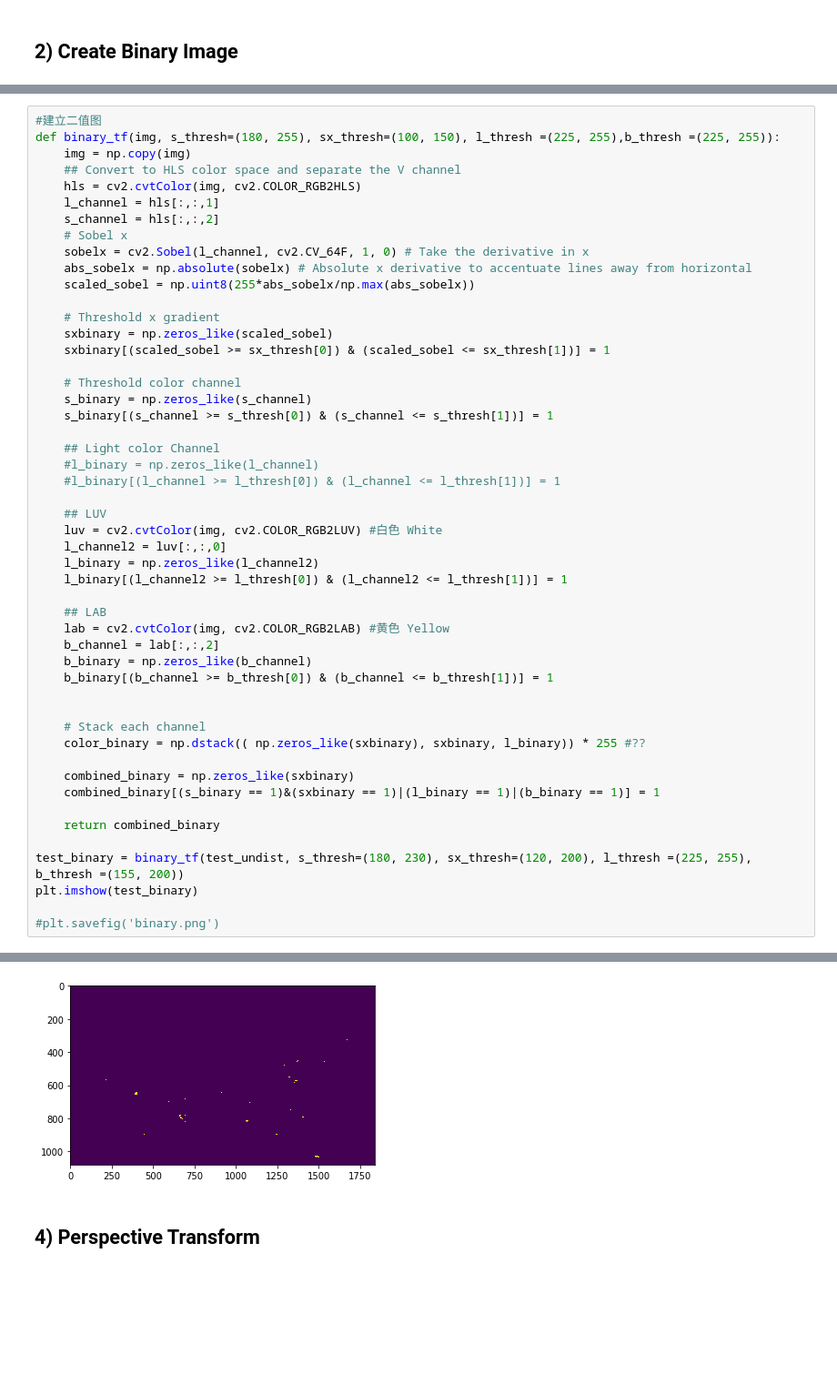
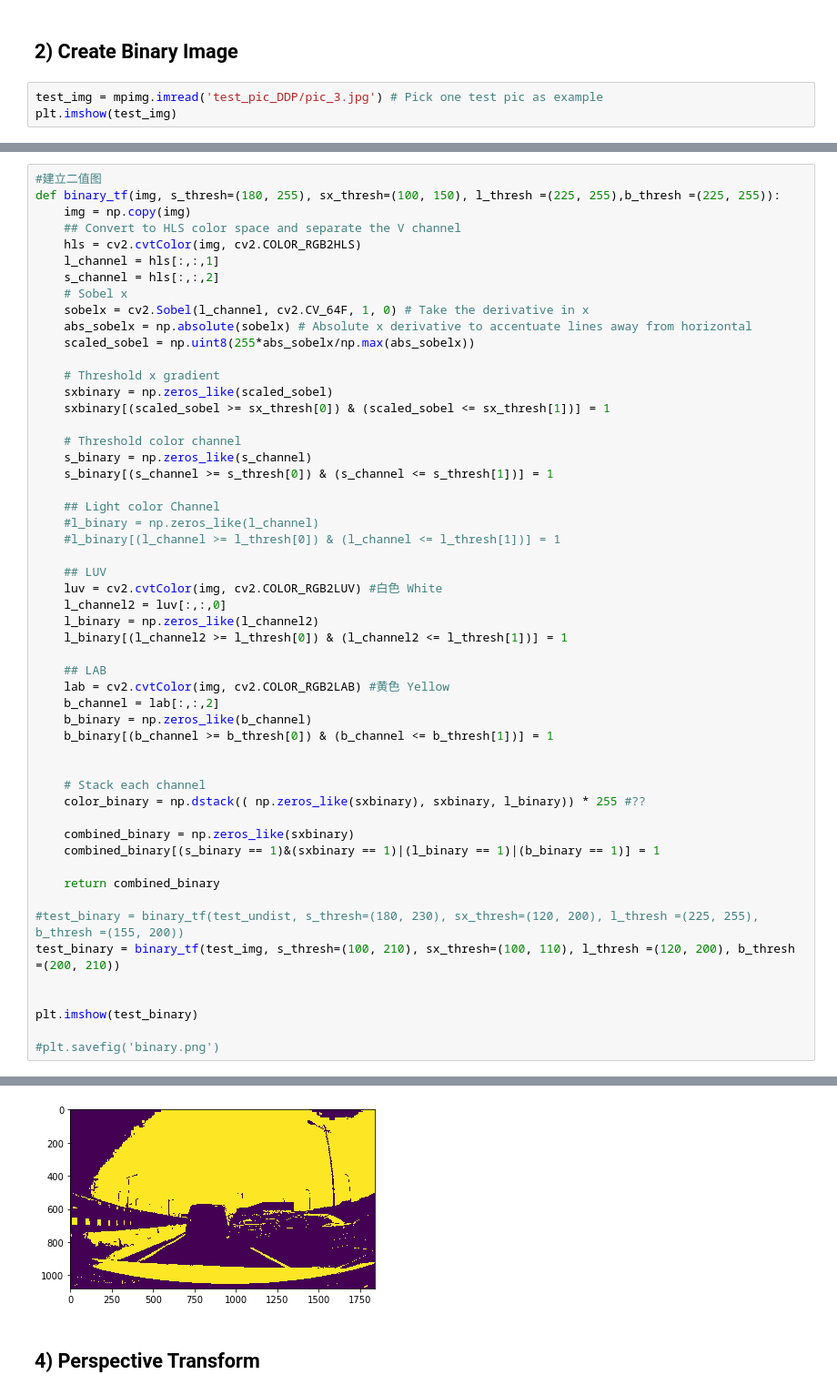
Before and after one commit to berlala/CarND-Advanced-Lane-Lines, a Jupyter notebook: lanefind_DDP.ipynb, the cells around one changed output, grey strips where cells are left out. Shown at 91% size. Cells and saved outputs as stored; diff of their text form; blank space fills up the shorter version.

Commit message:
modify DDP test result

```diff
--- a/lanefind_DDP.ipynb
+++ b/lanefind_DDP.ipynb
@@ -85,3 +85,6 @@ plt.imshow(test_undist)
 [figure]
 # %% [markdown]
 ## 2) Create Binary Image
+# %%
+test_img = mpimg.imread('test_pic_DDP/pic_3.jpg') # Pick one test pic as example
+plt.imshow(test_img)
@@ -109,35 +115,38 @@ def binary_tf(img, s_thresh=(180, 255), sx_thresh=(100, 150), l_thresh =(225, 25
     ## Light color Channel
     #l_binary = np.zeros_like(l_channel)
     #l_binary[(l_channel >= l_thresh[0]) & (l_channel <= l_thresh[1])] = 1
 
     ## LUV
     luv = cv2.cvtColor(img, cv2.COLOR_RGB2LUV) #白色 White
     l_channel2 = luv[:,:,0]
     l_binary = np.zeros_like(l_channel2)
     l_binary[(l_channel2 >= l_thresh[0]) & (l_channel2 <= l_thresh[1])] = 1
 
     ## LAB
     lab = cv2.cvtColor(img, cv2.COLOR_RGB2LAB) #黄色 Yellow
     b_channel = lab[:,:,2]
     b_binary = np.zeros_like(b_channel)
     b_binary[(b_channel >= b_thresh[0]) & (b_channel <= b_thresh[1])] = 1
 
 
     # Stack each channel
     color_binary = np.dstack(( np.zeros_like(sxbinary), sxbinary, l_binary)) * 255 #??
 
     combined_binary = np.zeros_like(sxbinary)
     combined_binary[(s_binary == 1)&(sxbinary == 1)|(l_binary == 1)|(b_binary == 1)] = 1
 
     return combined_binary
 
-test_binary = binary_tf(test_undist, s_thresh=(180, 230), sx_thresh=(120, 200), l_thresh =(225, 255), b_thresh =(155, 200))
+#test_binary = binary_tf(test_undist, s_thresh=(180, 230), sx_thresh=(120, 200), l_thresh =(225, 255), b_thresh =(155, 200))
+test_binary = binary_tf(test_img, s_thresh=(100, 210), sx_thresh=(100, 110), l_thresh =(120, 200), b_thresh =(200, 210))
+
+
 plt.imshow(test_binary)
 
 #plt.savefig('binary.png')
 # %% [output]
 <matplotlib.image.AxesImage at 0x...>
-[figure, old version]
+[figure, new version]
 # %% [markdown]
 ## 4) Perspective Transform
 # %%
```
Also changed, not shown: parts of 6 cells of this notebook, 1 other file.
